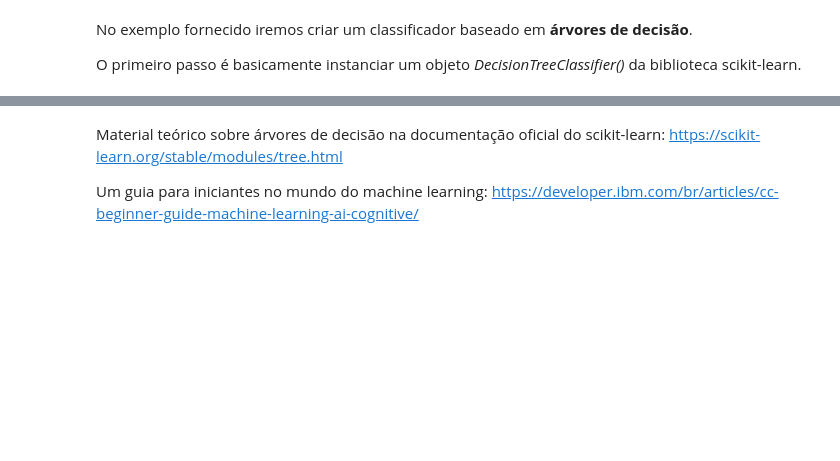
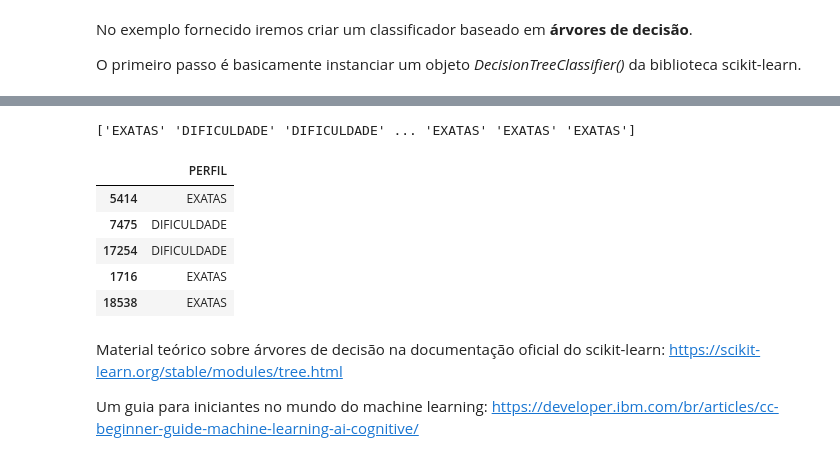
Before and after one commit to Quiteria89/Deploy-Web, a Jupyter notebook: desafio_2_mq.ipynb, the cells around one changed output, grey strips where cells are left out. Cells and saved outputs as stored; diff of their text form; code cells hidden in the pictures; blank space fills up the shorter version.

```diff
--- a/desafio_2_mq.ipynb
+++ b/desafio_2_mq.ipynb
@@ -448,3 +498,16 @@ XGBClassifier(base_score=0.5, booster='gbtree', colsample_bylevel=1,
+# %%
+print(y_pred)
+# %% [output]
+['EXATAS' 'DIFICULDADE' 'DIFICULDADE' ... 'EXATAS' 'EXATAS' 'EXATAS']
+# %%
+y_test.head()
+# %% [output]
+|  | PERFIL |
+| 5414 | EXATAS |
+| 7475 | DIFICULDADE |
+| 17254 | DIFICULDADE |
+| 1716 | EXATAS |
+| 18538 | EXATAS |
 # %%
 # Criação da árvore de decisão com a biblioteca ``scikit-learn``:
 dtc_model = DecisionTreeClassifier()  # O modelo será criado com os parâmetros padrões da biblioteca
```
Also changed, not shown: parts of 12 cells of this notebook.
